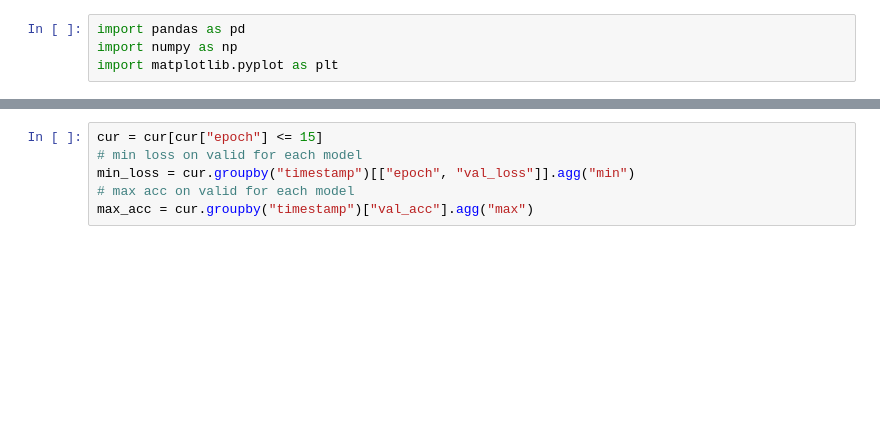
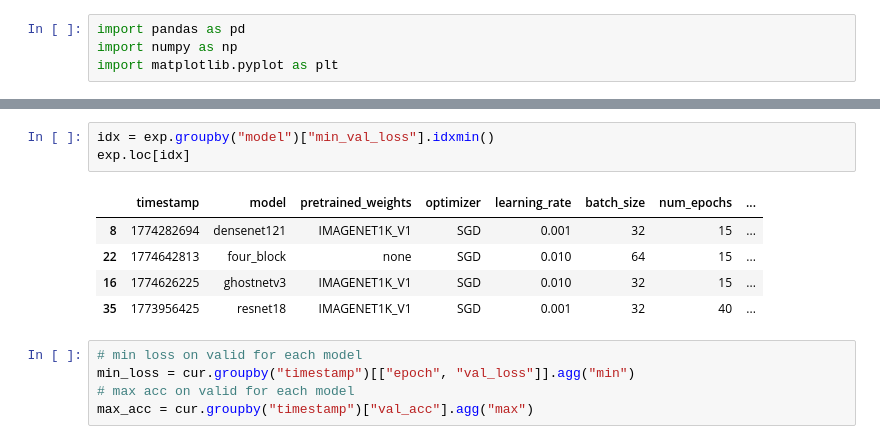
Before and after one commit to olaidczak/dl-project-1, a Jupyter notebook: plots.ipynb, the cells around one changed output, grey strips where cells are left out. Drawn from its saved outputs; the diff is of its cells as text; blank space fills up the shorter version.

```diff
--- a/plots.ipynb
+++ b/plots.ipynb
@@ -8,5 +18,13 @@ cur = pd.read_csv("results/curves.csv")
+# %%
+idx = exp.groupby("model")["min_val_loss"].idxmin()
+exp.loc[idx]
+# %% [output]
+|  | timestamp | model | pretrained_weights | optimizer | learning_rate | batch_size | num_epochs | ... |
+| 8 | 1774282694 | densenet121 | IMAGENET1K_V1 | SGD | 0.001 | 32 | 15 | ... |
+| 22 | 1774642813 | four_block | none | SGD | 0.010 | 64 | 15 | ... |
+| 16 | 1774626225 | ghostnetv3 | IMAGENET1K_V1 | SGD | 0.010 | 32 | 15 | ... |
+| 35 | 1773956425 | resnet18 | IMAGENET1K_V1 | SGD | 0.001 | 32 | 40 | ... |
 # %%
-cur = cur[cur["epoch"] <= 15]
 # min loss on valid for each model
 min_loss = cur.groupby("timestamp")[["epoch", "val_loss"]].agg("min")
 # max acc on valid for each model
```
Also changed, not shown: parts of 4 cells of this notebook.
